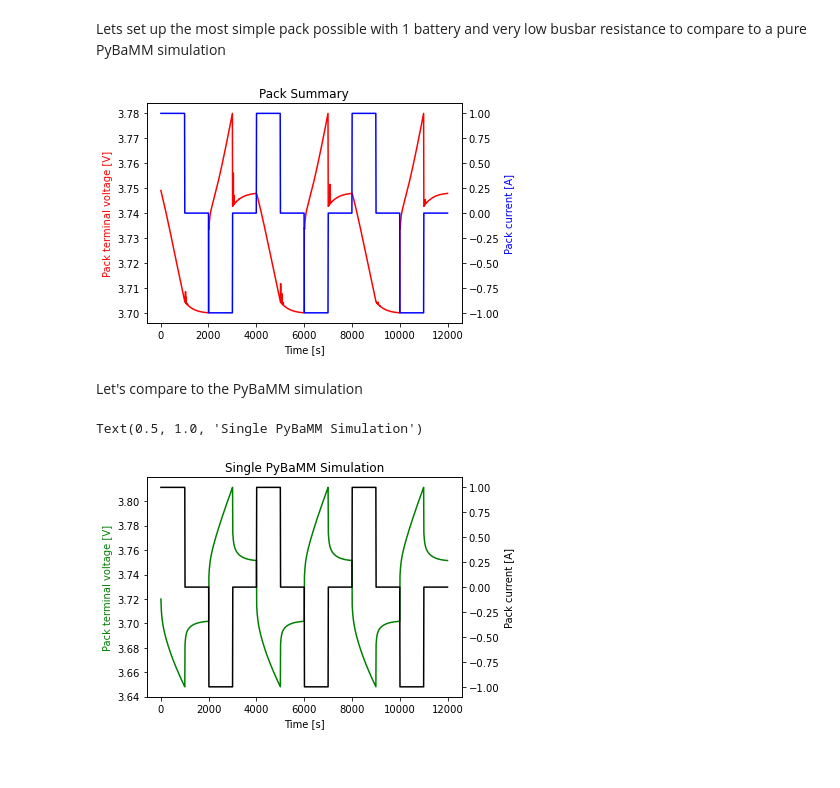
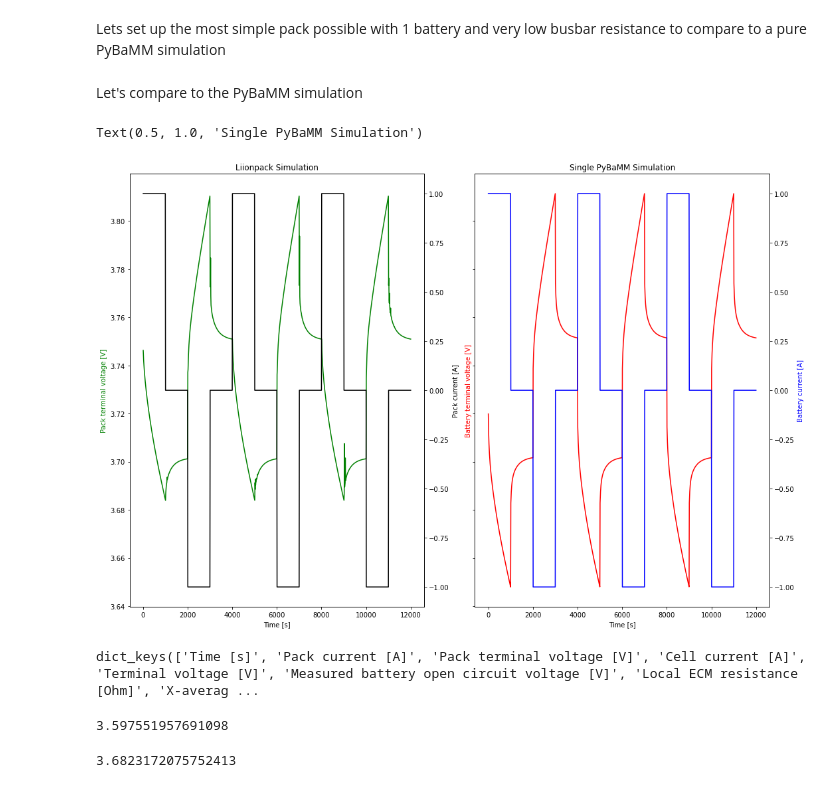
Before and after one commit to pybamm-team/liionpack, a Jupyter notebook: examples/notebooks/04 Initial SoC.ipynb, the cells around one changed output. Saved outputs shown, nothing was run; the diff lists cells and outputs as text; code cells hidden in the pictures.

Commit message:
Modify notebook - fix voltage difference in seperate issue

```diff
--- a/examples/notebooks/04 Initial SoC.ipynb
+++ b/examples/notebooks/04 Initial SoC.ipynb
@@ -14,9 +14,4 @@ netlist = lp.setup_circuit(Np=1, Ns=1, Rb=1.0e-8, Rc=1e-8, Ri=5e-2, V=4.0, I=5.0
 # %%
-output_variables = [
-    'X-averaged negative particle surface concentration [mol.m-3]',
-    'X-averaged positive particle surface concentration [mol.m-3]',
-]
-
 # Heat transfer coefficients
 htc = np.ones(1) * 10
 # PyBaMM parameters
@@ -35,17 +30,15 @@ experiment = pybamm.Experiment(
     ]
     * 3, period="10 s"
 )
+# %%
+SoC = 0.5
 # %%
 # Solve pack
 output = lp.solve(netlist=netlist,
                   parameter_values=parameter_values,
                   experiment=experiment,
                   output_variables=output_variables,
-                  htc=htc, initial_soc=0.5)
+                  htc=htc, initial_soc=SoC)
-# %%
-lp.plot_pack(output)
-# %% [output]
-[figure, removed]
 # %% [markdown]
 Let's compare to the PyBaMM simulation
 # %%
@@ -53,22 +46,43 @@ parameter_values = pybamm.ParameterValues(chemistry=chemistry)
 parameter_values.update({"Total heat transfer coefficient [W.m-2.K-1]": 10.0})
 sim = lp.create_simulation(parameter_values, experiment, make_inputs=False)
 # %%
-sol = sim.solve(initial_soc=0.5)
+sol = sim.solve(initial_soc=SoC)
 # %%
 # Get pack level results
 time = sol["Time [s]"].entries
-v_pack = sol["Terminal voltage [V]"].entries
-i_pack = sol["Current [A]"].entries
+v_pack = output["Pack terminal voltage [V]"]
+i_pack = output["Pack current [A]"]
+v_batt = sol["Terminal voltage [V]"].entries
+i_batt = sol["Current [A]"].entries
 
 # Plot pack voltage and current
-_, ax = plt.subplots(tight_layout=True)
-ax.plot(time, v_pack, color="green", label="simulation")
-ax.set_xlabel("Time [s]")
-ax.set_ylabel("Pack terminal voltage [V]", color="green")
-ax2 = ax.twinx()
-ax2.plot(time, i_pack, color="black", label="simulation")
-ax2.set_ylabel("Pack current [A]", color="black")
-ax2.set_title("Single PyBaMM Simulation")
+_, (axl, axr) = plt.subplots(1, 2, tight_layout=True, figsize=(15, 10), sharex=True, sharey=True)
+axl.plot(time[1:], v_pack, color="green", label="simulation")
+axl.set_xlabel("Time [s]")
+axl.set_ylabel("Pack terminal voltage [V]", color="green")
+axl2 = axl.twinx()
+axl2.plot(time[1:], i_pack, color="black", label="simulation")
+axl2.set_ylabel("Pack current [A]", color="black")
+axl2.set_title("Liionpack Simulation")
+axr.plot(time, v_batt, color="red", label="simulation")
+axr.set_xlabel("Time [s]")
+axr.set_ylabel("Battery terminal voltage [V]", color="red")
+axr2 = axr.twinx()
+axr2.plot(time, i_batt, color="blue", label="simulation")
+axr2.set_ylabel("Battery current [A]", color="blue")
+axr2.set_title("Single PyBaMM Simulation")
 # %% [output]
 Text(0.5, 1.0, 'Single PyBaMM Simulation')
-[figure, old version]
+[figure, new version]
+# %%
+output.keys()
+# %% [output]
+dict_keys(['Time [s]', 'Pack current [A]', 'Pack terminal voltage [V]', 'Cell current [A]', 'Terminal voltage [V]', 'Measured battery open circuit voltage [V]', 'Local ECM resistance [Ohm]', 'X-averag ...
+# %%
+output['Terminal voltage [V]'].min()
+# %% [output]
+3.597551957691098
+# %%
+output['Pack terminal voltage [V]'].min()
+# %% [output]
+3.6823172075752413
```
Also changed, not shown: parts of 1 cell of this notebook.
